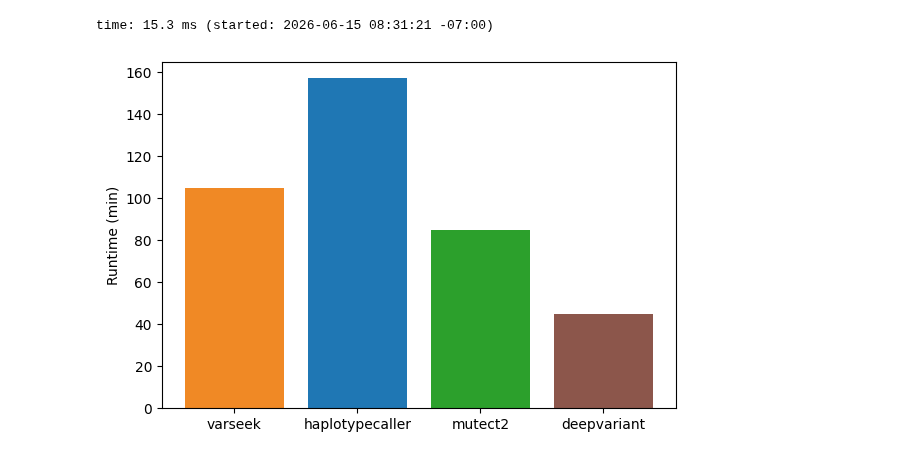
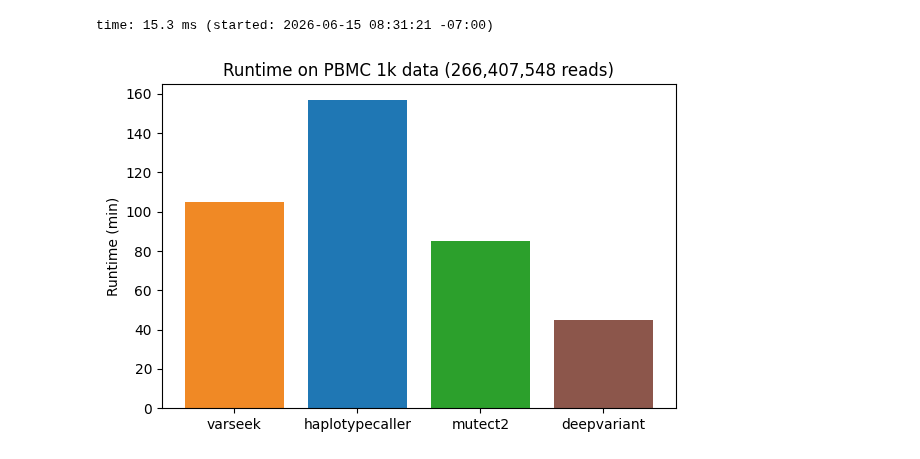
Before and after one commit to pachterlab/varseek-examples, a Jupyter notebook: vk_denovo.ipynb, the cells around one changed output. Drawn from its saved outputs; the diff is of its cells as text; code cells hidden in the pictures.

```diff
--- a/vk_denovo.ipynb
+++ b/vk_denovo.ipynb
@@ -2076,19 +2157,20 @@ time: 15.3 ms (started: 2026-06-15 08:31:21 -07:00)
 # %%
 runtimes = {
 	"varseek": 105,
 	"haplotypecaller": 157,
 	"mutect2": 85,
 	"deepvariant": 45,
 }
+#* STAR is 5-10min
 
 import matplotlib.pyplot as plt
 color_map_20 = ["#f08925", "#1f77b4", "#2ca02c", "#8c564b",  "#d62728", "#9467bd", "#e377c2", "#7f7f7f", "#bcbd22", "#17becf", "#aec7e8", "#ffbb78", "#98df8a", "#ff9896", "#c5b0d5", "#c49c94", "#f7b6d2", "#c7c7c7", "#dbdb8d", "#9edae5"]
 
 plt.figure(figsize=(6, 4))
 plt.bar(runtimes.keys(), runtimes.values(), color=color_map_20[:len(runtimes)])
 plt.ylabel("Runtime (min)")
-plt.title("Runtime on PBMC 1k data (XXX reads)")
+plt.title("Runtime on PBMC 1k data (266,407,548 reads)")
 plt.tight_layout()
 plt.show()
 # %% [output]
-[figure, old version]
+[figure, new version]
```
Also changed, not shown: parts of 2 cells of this notebook, 2 other files.
